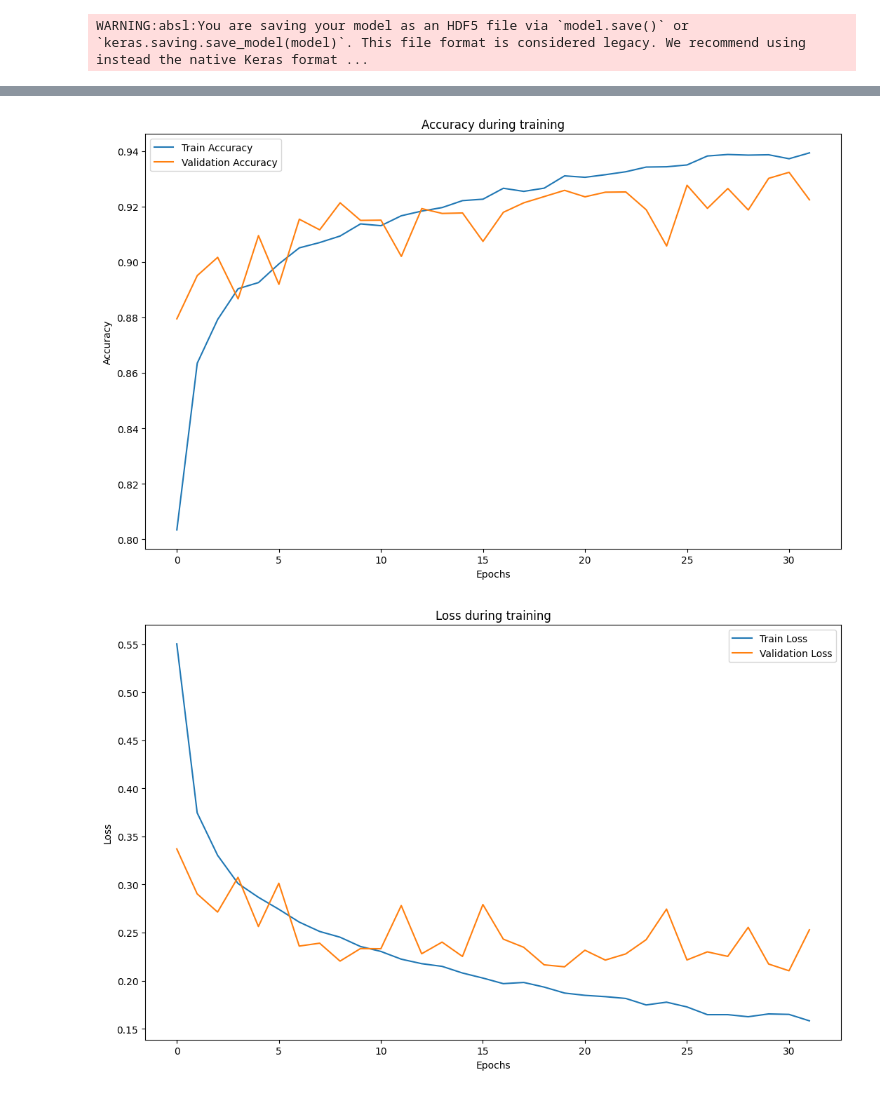
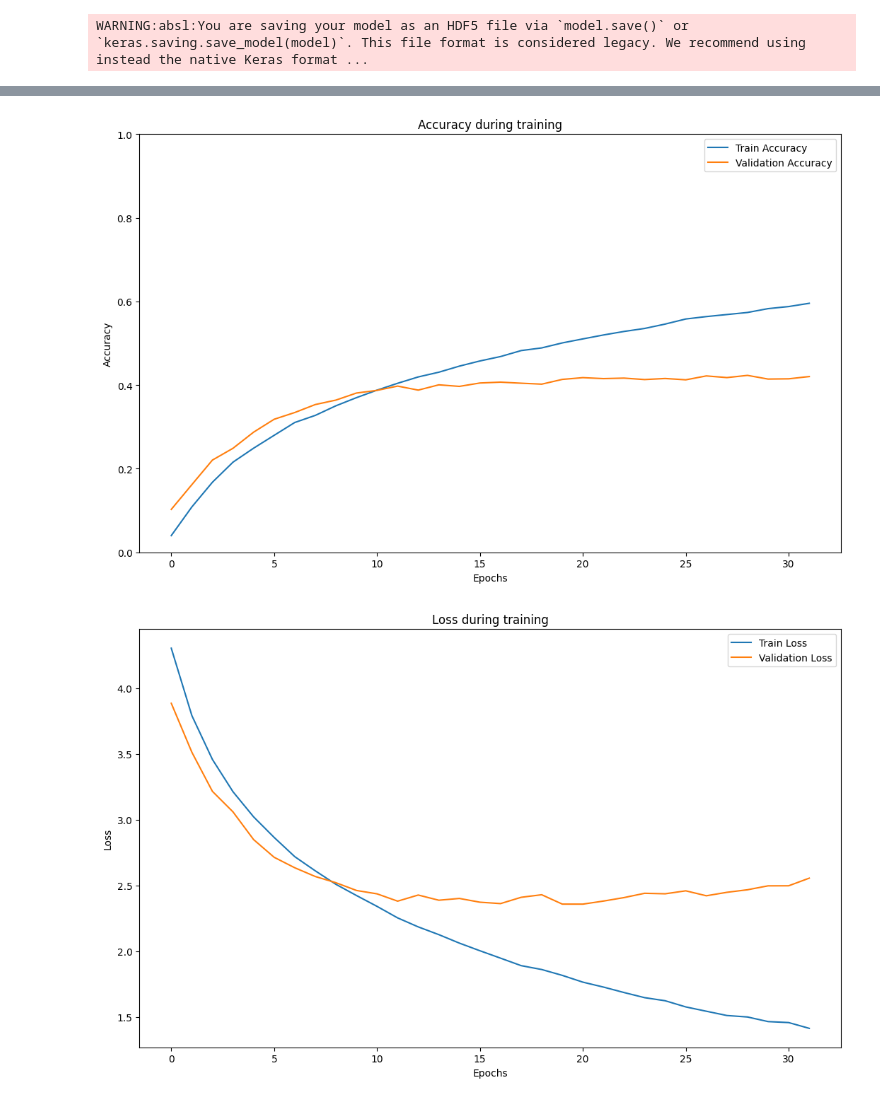
Before and after one commit to dgayet/ml_fpga_unmdp, a Jupyter notebook: labs/lab1/01-basicML.ipynb, the cells around one changed output, grey strips where cells are left out. Drawn from its saved outputs; the diff is of its cells as text; code cells hidden in the pictures.

```diff
--- a/labs/lab1/01-basicML.ipynb
+++ b/labs/lab1/01-basicML.ipynb
@@ -737,25 +743,28 @@ hparams = {
     'validation_split' : 0.2
 }
 
+
 model = Sequential([
     Conv2D(32, (3,3), activation='relu', padding='same', input_shape=in_shape),
-    BatchNormalization(),
-    #Conv2D(32, (3,3), activation='relu', padding='same', input_shape=in_shape),
+    #BatchNormalization(),
+    Conv2D(32, (3,3), activation='relu', padding='same', input_shape=in_shape),
     MaxPooling2D((2,2)),
     Dropout(0.3),
 
     Conv2D(64, (3,3), activation='relu', padding='same'),
-    BatchNormalization(),
+    #BatchNormalization(),
     Conv2D(64, (3,3), activation='relu', padding='same'),
     MaxPooling2D((2,2)),
     Dropout(0.3),
 
-    # Conv2D(128, (3,3), activation='relu', padding='same'),
-    # Conv2D(128, (3,3), activation='relu', padding='same'),
-    # MaxPooling2D((2,2)),
+    Conv2D(128, (3,3), activation='relu', padding='same'),
+    Conv2D(128, (3,3), activation='relu', padding='same'),
+    MaxPooling2D((2,2)),
+    Dropout(0.3),
 
     Flatten(),
     Dense(128, activation='relu'),
+    Dense(64, activation='relu'),
     Dropout(0.4),
     Dense(len(labels), activation='softmax')
 ])
@@ -810,0 +1026,5 @@ WARNING:absl:You are saving your model as an HDF5 file via `model.save()` or `ke
+# %%
+fig_path="./figs/CIFAR-100/"
+model_name = "CIFAR_100_CNN_3L_FC_2L_DP_MP"
+model.save('./models/'+model_name+'.h5')
+model.save('./models/'+model_name+'.keras')
@@ -813,34 +1035,35 @@ WARNING:absl:You are saving your model as an HDF5 file via `model.save()` or `ke
 plt.figure(figsize=(10,3))
 plt.plot(history.history['accuracy'], label='Train Accuracy')
 plt.plot(history.history['val_accuracy'], label='Validation Accuracy')
 plt.xlabel('Epochs')
 plt.ylabel('Accuracy')
+plt.ylim(0, 1)
 plt.title('Accuracy during training')
 plt.legend()
 
 
 fig = plt.gcf()
 fig.set_size_inches(1280/fig.dpi,768/fig.dpi)
-#plt.savefig(fig_path + "_vanilla_model_cnn_accuracy.png", bbox_inches='tight')
+plt.savefig(fig_path+model_name+"_acc.png", bbox_inches='tight')
 plt.show()
 
 plt.show()
 
 
 # Plot loss
 plt.figure(figsize=(10,3))
 plt.plot(history.history['loss'], label='Train Loss')
 plt.plot(history.history['val_loss'], label='Validation Loss')
 plt.xlabel('Epochs')
 plt.ylabel('Loss')
 plt.title('Loss during training')
 plt.legend()
 
 
 fig = plt.gcf()
 fig.set_size_inches(1280/fig.dpi,768/fig.dpi)
-#plt.savefig(fig_path + "_vanilla_model_cnn_loss.png", bbox_inches='tight')
+plt.savefig(fig_path+model_name+"_loss.png", bbox_inches='tight')
 plt.show()
 # %% [output]
-[figure, old version]
+[figure, new version]
-[figure, old version]
+[figure, new version]
```
Also changed, not shown: parts of 28 cells of this notebook, 18 other files.
